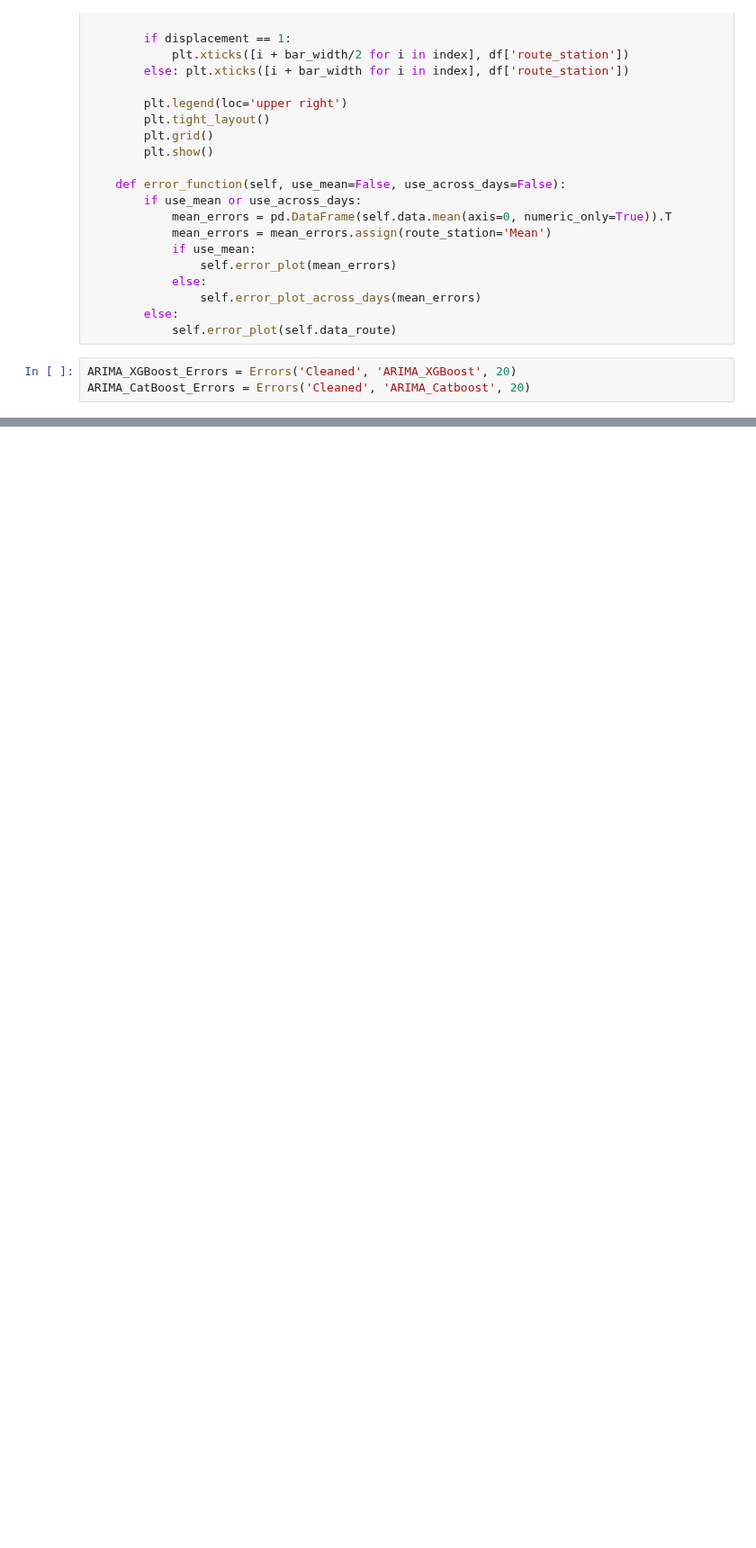
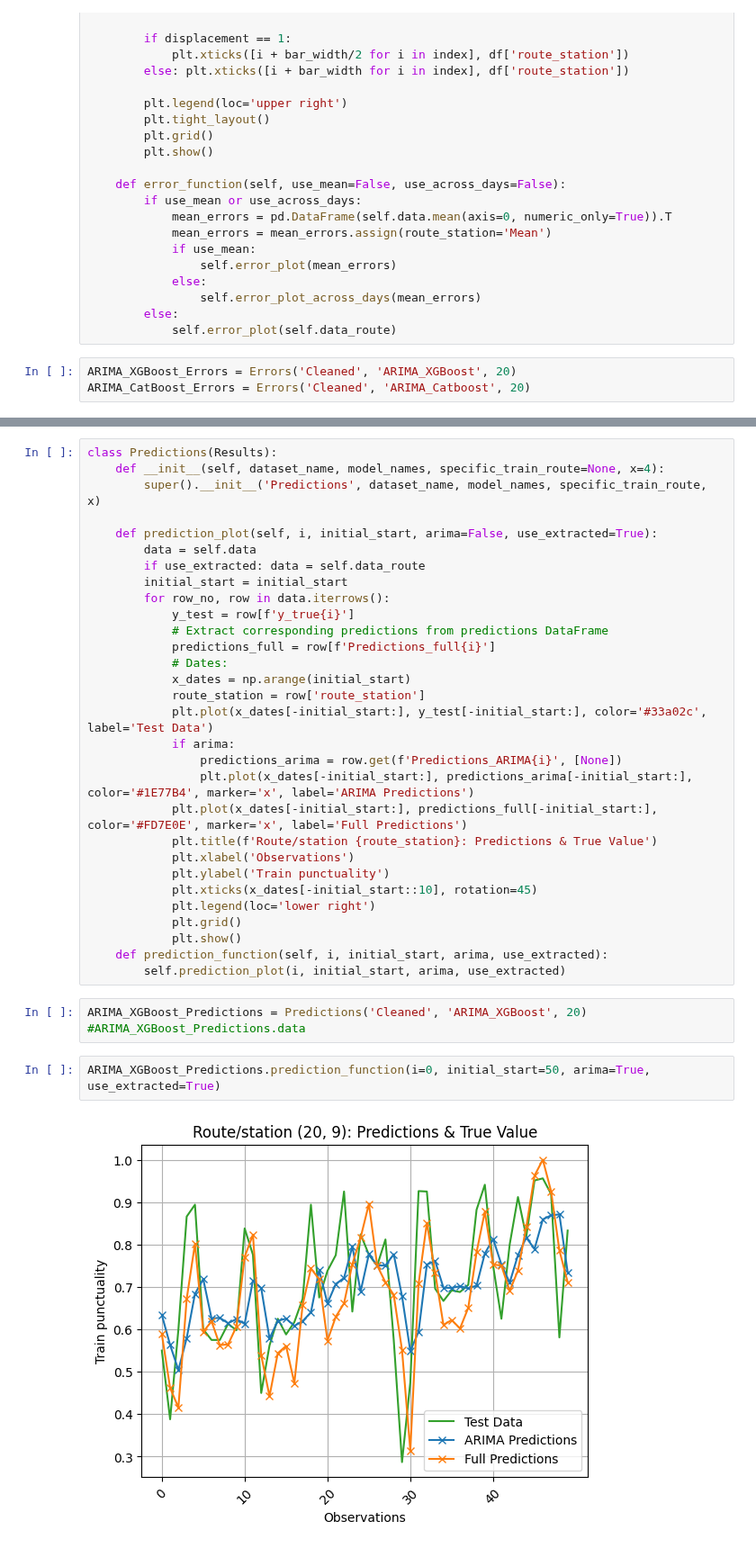
Before and after one commit to clarachristiansen/Bachelor_project, a Jupyter notebook: Visualize_CV_new_format.ipynb, the cells around one changed output, grey strips where cells are left out. Shown at 90% size. Saved outputs shown, nothing was run; the diff lists cells and outputs as text; blank space fills up the shorter version.

```diff
--- a/Visualize_CV_new_format.ipynb
+++ b/Visualize_CV_new_format.ipynb
@@ -271,0 +278,37 @@ test.error_function(use_mean=False, use_across_days=False)
+# %%
+class Predictions(Results):
+    def __init__(self, dataset_name, model_names, specific_train_route=None, x=4):
+        super().__init__('Predictions', dataset_name, model_names, specific_train_route, x)
+
+    def prediction_plot(self, i, initial_start, arima=False, use_extracted=True):
+        data = self.data
+        if use_extracted: data = self.data_route
+        initial_start = initial_start
+        for row_no, row in data.iterrows():
+            y_test = row[f'y_true{i}']
+            # Extract corresponding predictions from predictions DataFrame
+            predictions_full = row[f'Predictions_full{i}']
+            # Dates:
+            x_dates = np.arange(initial_start)
+            route_station = row['route_station']
+            plt.plot(x_dates[-initial_start:], y_test[-initial_start:], color='#33a02c', label='Test Data')
+            if arima:
+                predictions_arima = row.get(f'Predictions_ARIMA{i}', [None])
+                plt.plot(x_dates[-initial_start:], predictions_arima[-initial_start:], color='#1E77B4', marker='x', label='ARIMA Predictions')
+            plt.plot(x_dates[-initial_start:], predictions_full[-initial_start:], color='#FD7E0E', marker='x', label='Full Predictions')
+            plt.title(f'Route/station {route_station}: Predictions & True Value')
+            plt.xlabel('Observations')
+            plt.ylabel('Train punctuality')
+            plt.xticks(x_dates[-initial_start::10], rotation=45)
+            plt.legend(loc='lower right')
+            plt.grid()
+            plt.show()
+    def prediction_function(self, i, initial_start, arima, use_extracted):
+        self.prediction_plot(i, initial_start, arima, use_extracted)
+# %%
+ARIMA_XGBoost_Predictions = Predictions('Cleaned', 'ARIMA_XGBoost', 20)
+#ARIMA_XGBoost_Predictions.data
+# %%
+ARIMA_XGBoost_Predictions.prediction_function(i=0, initial_start=50, arima=True, use_extracted=True)
+# %% [output]
+[figure, added]
```
Also changed, not shown: parts of 13 cells of this notebook.
